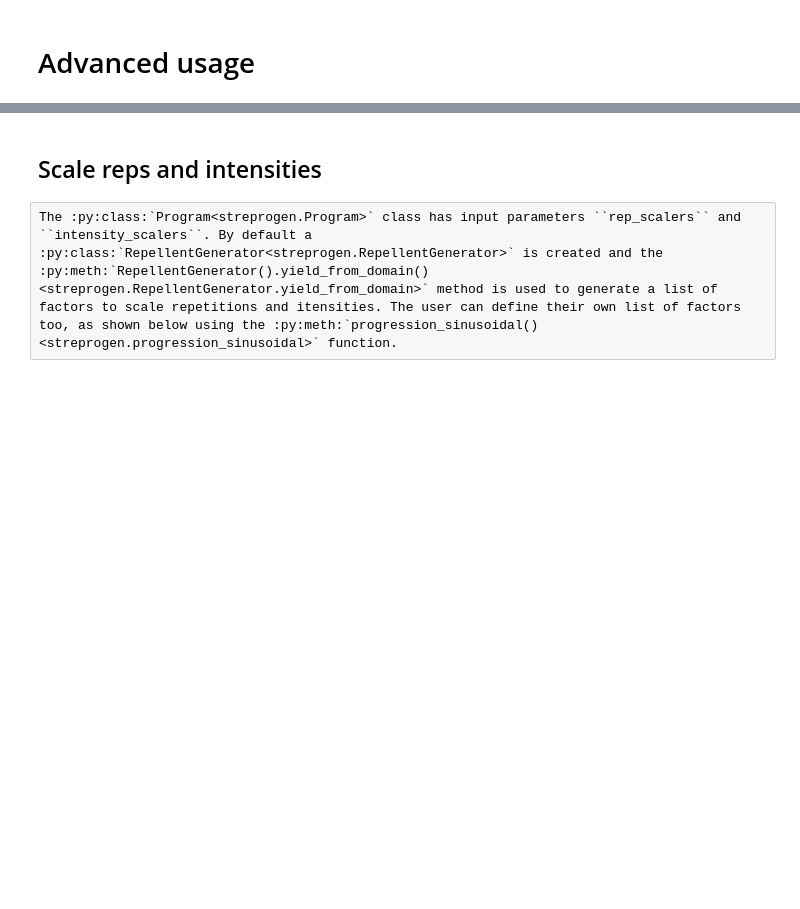
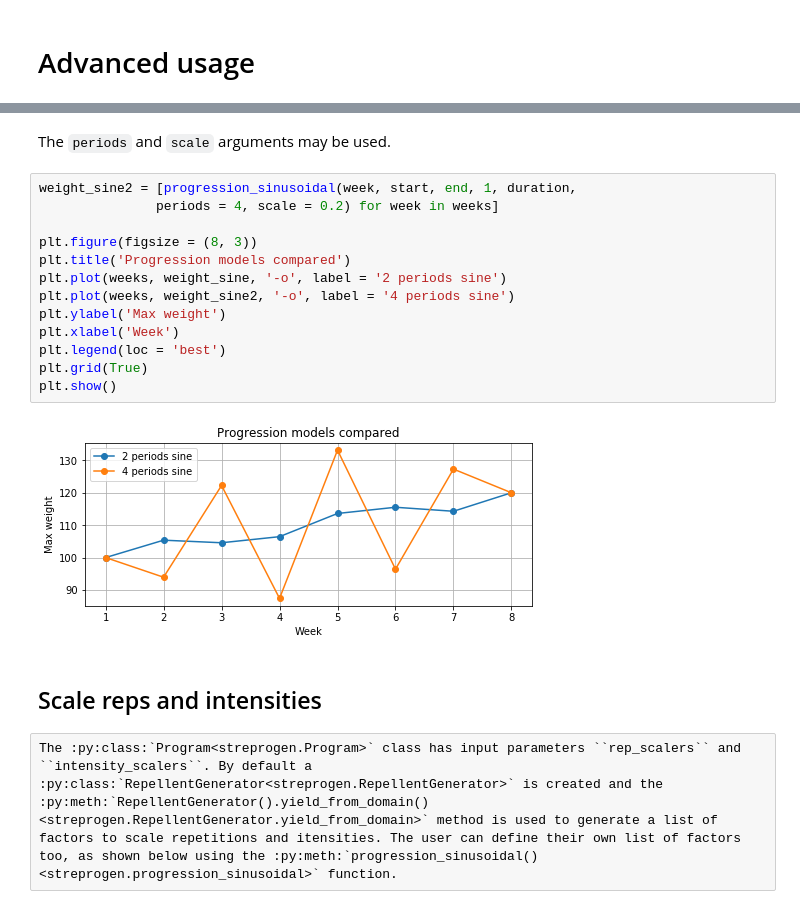
Before and after one commit to tommyod/streprogen, a Jupyter notebook: docs/jupyter_notebooks/advanced.ipynb, the cells around one changed output, grey strips where cells are left out. Cells and saved outputs as stored; diff of their text form; blank space fills up the shorter version.

```diff
--- a/docs/jupyter_notebooks/advanced.ipynb
+++ b/docs/jupyter_notebooks/advanced.ipynb
@@ -115,3 +134,20 @@ plt.show()
+# %% [markdown]
+The `periods` and `scale` arguments may be used.
+# %%
+weight_sine2 = [progression_sinusoidal(week, start, end, 1, duration,
+               periods = 4, scale = 0.2) for week in weeks]
+
+plt.figure(figsize = (8, 3))
+plt.title('Progression models compared')
+plt.plot(weeks, weight_sine, '-o', label = '2 periods sine')
+plt.plot(weeks, weight_sine2, '-o', label = '4 periods sine')
+plt.ylabel('Max weight')
+plt.xlabel('Week')
+plt.legend(loc = 'best')
+plt.grid(True)
+plt.show()
+# %% [output]
+[figure, added]
 # %% [markdown]
 ## Scale reps and intensities
 # %% [raw]
```
Also changed, not shown: parts of 40 cells of this notebook, 18 other files.
